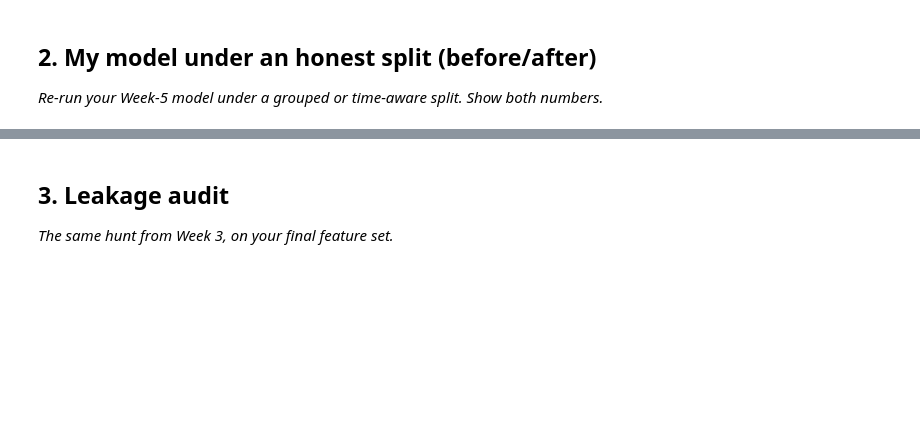
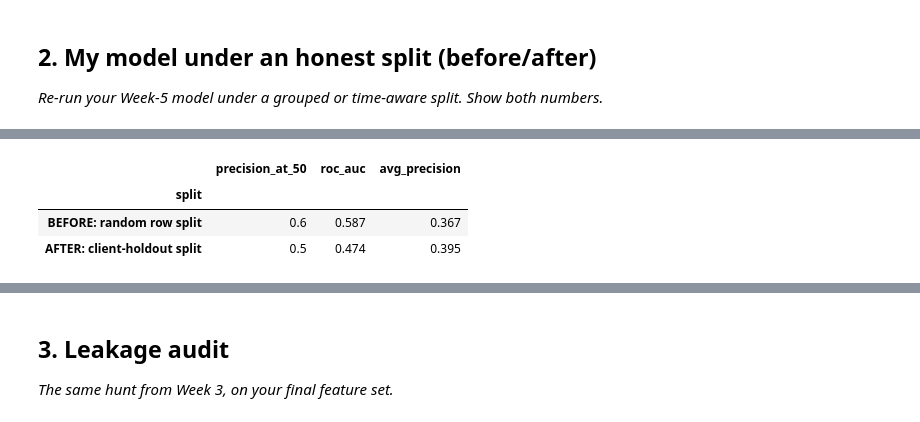
Before and after one commit to irene501/flyrank, a Jupyter notebook: work/notebooks/w06_validation_audit.ipynb, the cells around one changed output, grey strips where cells are left out. Drawn from its saved outputs; the diff is of its cells as text; code cells hidden in the pictures; blank space fills up the shorter version.

```diff
--- a/work/notebooks/w06_validation_audit.ipynb
+++ b/work/notebooks/w06_validation_audit.ipynb
@@ -16,0 +100,56 @@ This skeleton is yours to fill. Work the sections **in order** — each one has
+# %%
+from sklearn.linear_model import LogisticRegression
+from sklearn.pipeline import Pipeline
+from sklearn.preprocessing import StandardScaler
+from sklearn.model_selection import train_test_split
+from sklearn.metrics import roc_auc_score, average_precision_score
+
+def precision_at_k(y_true, scores, k):
+    order = np.argsort(-np.asarray(scores))[:k]
+    return float(np.asarray(y_true)[order].mean())
+
+def fit_and_score(X_train, X_test, y_train, y_test, label):
+    model = Pipeline([
+        ("scaler", StandardScaler()),
+        ("model", LogisticRegression(class_weight="balanced", max_iter=1000, random_state=RANDOM_STATE)),
+    ])
+    model.fit(X_train, y_train)
+    proba = model.predict_proba(X_test)[:, 1]
+    return {
+        "split": label,
+        "precision_at_50": precision_at_k(y_test, proba, 50),
+        "roc_auc": roc_auc_score(y_test, proba),
+        "avg_precision": average_precision_score(y_test, proba),
+    }
+
+# BEFORE: naive random row-level split -- ignores that many rows share the same client
+X_tr_rand, X_te_rand, y_tr_rand, y_te_rand = train_test_split(
+    X_all, y_all, test_size=0.2, random_state=RANDOM_STATE, stratify=y_all
+)
+before = fit_and_score(X_tr_rand, X_te_rand, y_tr_rand, y_te_rand, "BEFORE: random row split")
+
+# AFTER: honest client-holdout split, same as w05_model.ipynb
+def client_holdout_split(frame):
+    all_indices = np.arange(len(frame))
+    client_series = frame["client_hash_id"].astype(str)
+    unique_clients = client_series.drop_duplicates().to_numpy()
+    rng = np.random.default_rng(RANDOM_STATE)
+    shuffled = rng.permutation(unique_clients)
+    n_test = max(1, int(round(len(shuffled) * 0.2)))
+    test_clients = set(shuffled[:n_test])
+    test_mask = client_series.isin(test_clients).to_numpy()
+    return all_indices[~test_mask], all_indices[test_mask]
+
+train_idx, test_idx = client_holdout_split(data)
+after = fit_and_score(
+    X_all.iloc[train_idx], X_all.iloc[test_idx], y_all.iloc[train_idx], y_all.iloc[test_idx],
+    "AFTER: client-holdout split",
+)
+
+before_after = pd.DataFrame([before, after]).set_index("split").round(3)
+before_after
+# %% [output]
+|  | precision_at_50 | roc_auc | avg_precision |
+| split |  |  |  |
+| BEFORE: random row split | 0.6 | 0.587 | 0.367 |
+| AFTER: client-holdout split | 0.5 | 0.474 | 0.395 |
```
Also changed, not shown: parts of 7 cells of this notebook.
